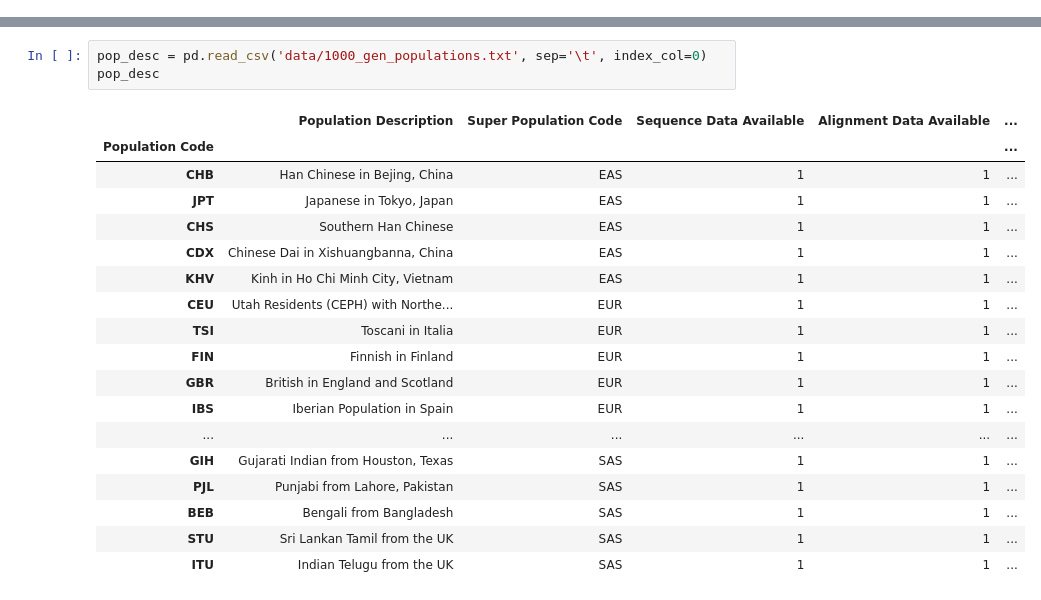
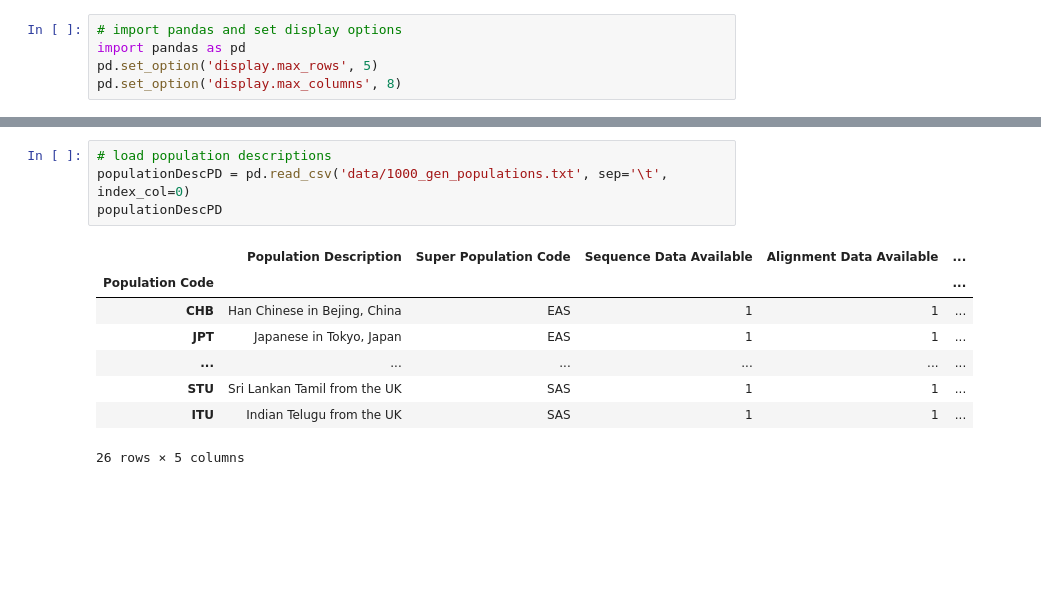
Before and after one commit to piotrszul/spark-tutorial, a Jupyter notebook: notebooks/5.2_BigData_Genomics_Visualise.ipynb, the cells around one changed output, grey strips where cells are left out. Drawn from its saved outputs; the diff is of its cells as text; blank space fills up the shorter version.

```diff
--- a/notebooks/5.2_BigData_Genomics_Visualise.ipynb
+++ b/notebooks/5.2_BigData_Genomics_Visualise.ipynb
@@ -3 +11,6 @@ import pandas as pd
+# %%
+# import pandas and set display options
+import pandas as pd
+pd.set_option('display.max_rows', 5)
+pd.set_option('display.max_columns', 8)
 # %%
@@ -59,23 +58,14 @@ cl = scipy.cluster.hierarchy.linkage(dist_vectror, method='average')
 # %%
-pop_desc = pd.read_csv('data/1000_gen_populations.txt', sep='\t', index_col=0)
-pop_desc
+# load population descriptions
+populationDescPD = pd.read_csv('data/1000_gen_populations.txt', sep='\t', index_col=0)
+populationDescPD
 # %% [output]
 |  | Population Description | Super Population Code | Sequence Data Available | Alignment Data Available | ... |
 | Population Code |  |  |  |  | ... |
 | CHB | Han Chinese in Bejing, China | EAS | 1 | 1 | ... |
 | JPT | Japanese in Tokyo, Japan | EAS | 1 | 1 | ... |
-| CHS | Southern Han Chinese | EAS | 1 | 1 | ... |
-| CDX | Chinese Dai in Xishuangbanna, China | EAS | 1 | 1 | ... |
-| KHV | Kinh in Ho Chi Minh City, Vietnam | EAS | 1 | 1 | ... |
-| CEU | Utah Residents (CEPH) with Northe... | EUR | 1 | 1 | ... |
-| TSI | Toscani in Italia | EUR | 1 | 1 | ... |
-| FIN | Finnish in Finland | EUR | 1 | 1 | ... |
-| GBR | British in England and Scotland | EUR | 1 | 1 | ... |
-| IBS | Iberian Population in Spain | EUR | 1 | 1 | ... |
 | ... | ... | ... | ... | ... | ... |
-| GIH | Gujarati Indian from Houston, Texas | SAS | 1 | 1 | ... |
-| PJL | Punjabi from Lahore, Pakistan | SAS | 1 | 1 | ... |
-| BEB | Bengali from Bangladesh | SAS | 1 | 1 | ... |
 | STU | Sri Lankan Tamil from the UK | SAS | 1 | 1 | ... |
 | ITU | Indian Telugu from the UK | SAS | 1 | 1 | ... |
+26 rows × 5 columns
 # %%
```
Also changed, not shown: parts of 13 cells of this notebook, 1 other file.
